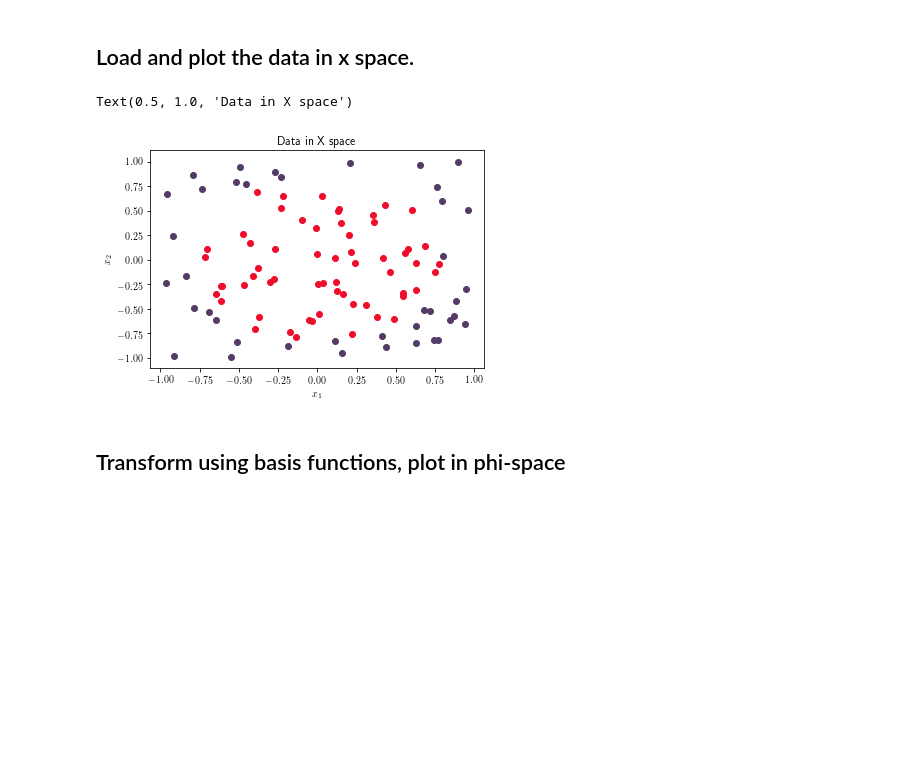
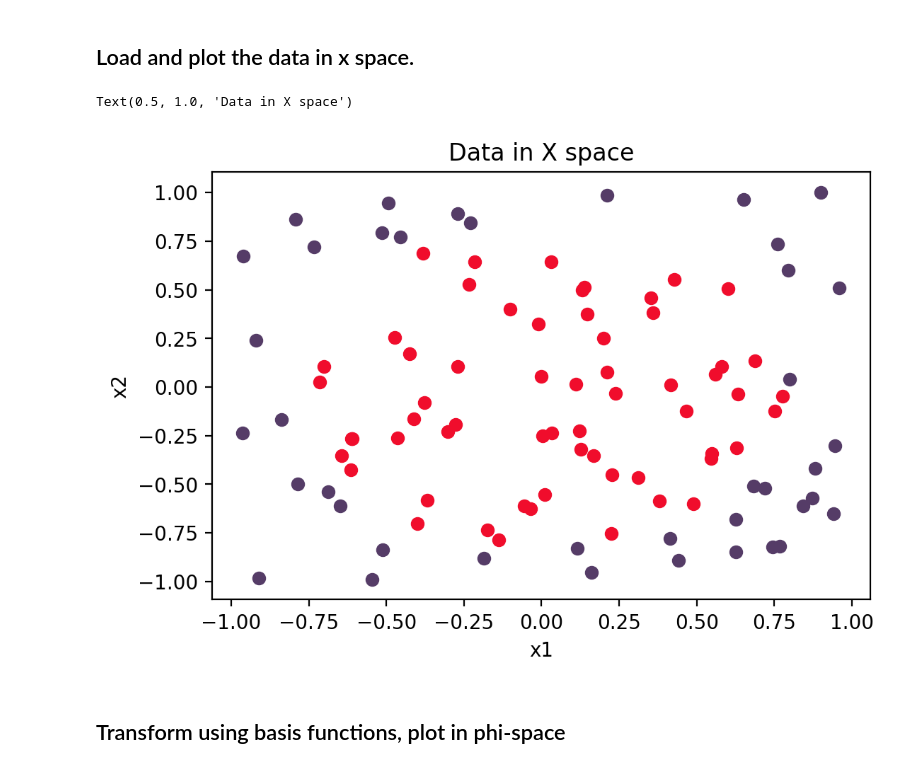
Before and after one commit to krisreyes/mdi504-F19-notebooks, a Jupyter notebook: Lecture 22 - Support Vector Machines.ipynb, the cells around one changed output. Drawn from its saved outputs; the diff is of its cells as text; code cells hidden in the pictures; blank space fills up the shorter version.

```diff
--- a/Lecture 22 - Support Vector Machines.ipynb
+++ b/Lecture 22 - Support Vector Machines.ipynb
@@ -12,33 +12,33 @@ from cycler import cycler
 COLORS = ['#553C67', '#F00D2C', '#4E8F00']
 default_cycler = cycler(color=COLORS)
 plt.rc('axes', prop_cycle=default_cycler)
-plt.rc('text', usetex=True)
-plt.rc('text.latex', preamble=r'\usepackage{bm}')
+#plt.rc('text', usetex=True)
+#plt.rc('text.latex', preamble=r'\usepackage{bm}')
 # -----------------------------
 # %% [markdown]
 ## Load and plot the data in x space.
 # %%
 data = np.loadtxt('data/lec22.txt')
 x = data[:,0:2]
 c = data[:,2]
 num_points = len(c)
 
 # boolean indices to positively and negatively classified data
 I_pos = (c == 1)
 I_neg = (c == -1)
 
 # plot points classified as positive
 plt.scatter(x[I_pos,0], x[I_pos,1])
 
 # plot points classified as negative
 plt.scatter(x[I_neg,0], x[I_neg,1])
 
-plt.xlabel('$x_1$')
-plt.ylabel('$x_2$')
+plt.xlabel('x1')
+plt.ylabel('x2')
 plt.title('Data in X space')
 # %% [output]
 Text(0.5, 1.0, 'Data in X space')
-[figure, old version]
+[figure, new version]
 # %% [markdown]
 ## Transform using basis functions, plot in phi-space
 # %%
```
Also changed, not shown: parts of 6 cells of this notebook.
